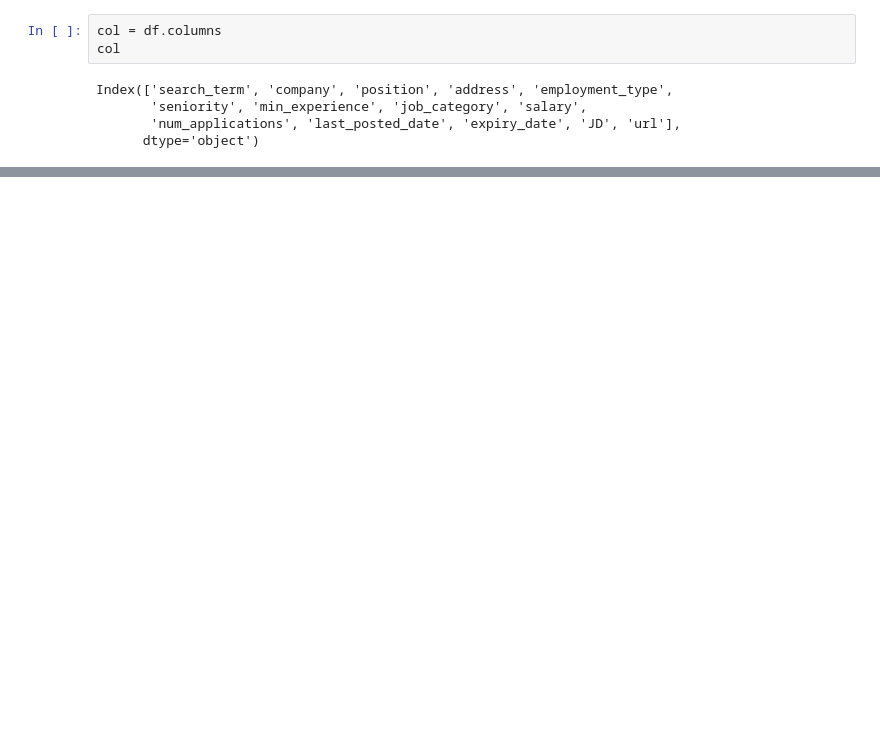
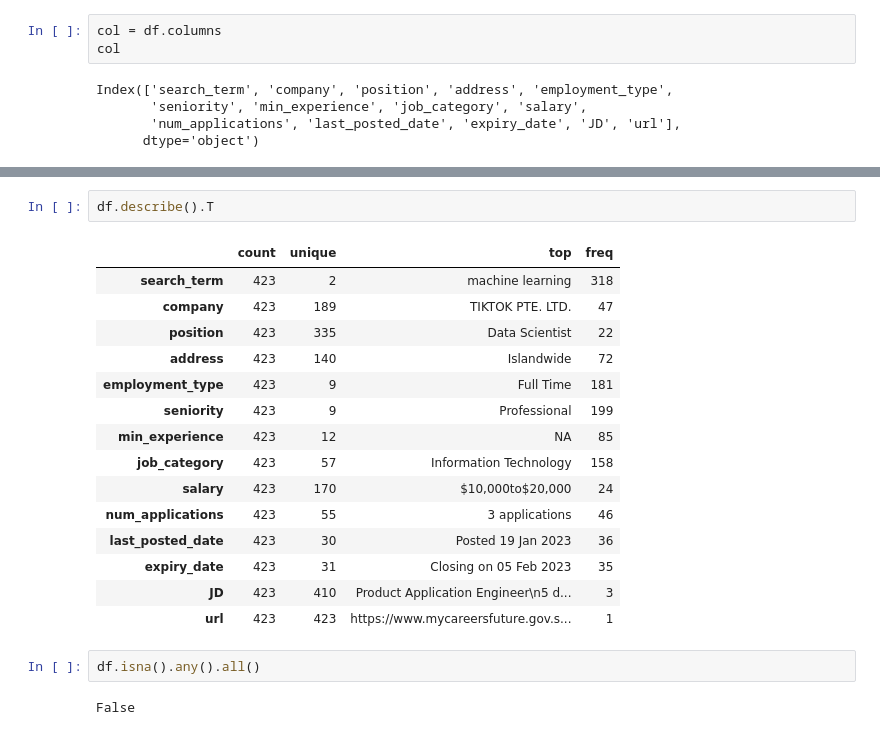
Before and after one commit to ChngYuanLongRandy/Webscrape, a Jupyter notebook: Career_Future/eda.ipynb, the cells around one changed output, grey strips where cells are left out. Saved outputs shown, nothing was run; the diff lists cells and outputs as text; blank space fills up the shorter version.

```diff
--- a/Career_Future/eda.ipynb
+++ b/Career_Future/eda.ipynb
@@ -77,0 +93,22 @@ Name: search_term, dtype: int64
+# %%
+df.describe().T
+# %% [output]
+|  | count | unique | top | freq |
+| search_term | 423 | 2 | machine learning | 318 |
+| company | 423 | 189 | TIKTOK PTE. LTD. | 47 |
+| position | 423 | 335 | Data Scientist | 22 |
+| address | 423 | 140 | Islandwide | 72 |
+| employment_type | 423 | 9 | Full Time | 181 |
+| seniority | 423 | 9 | Professional | 199 |
+| min_experience | 423 | 12 | NA | 85 |
+| job_category | 423 | 57 | Information Technology | 158 |
+| salary | 423 | 170 | $10,000to$20,000 | 24 |
+| num_applications | 423 | 55 | 3 applications | 46 |
+| last_posted_date | 423 | 30 | Posted 19 Jan 2023 | 36 |
+| expiry_date | 423 | 31 | Closing on 05 Feb 2023 | 35 |
+| JD | 423 | 410 | Product Application Engineer\n5 d... | 3 |
+| url | 423 | 423 | https://www.mycareersfuture.gov.s... | 1 |
+# %%
+df.isna().any().all()
+# %% [output]
+False
```
Also changed, not shown: parts of 22 cells of this notebook.
